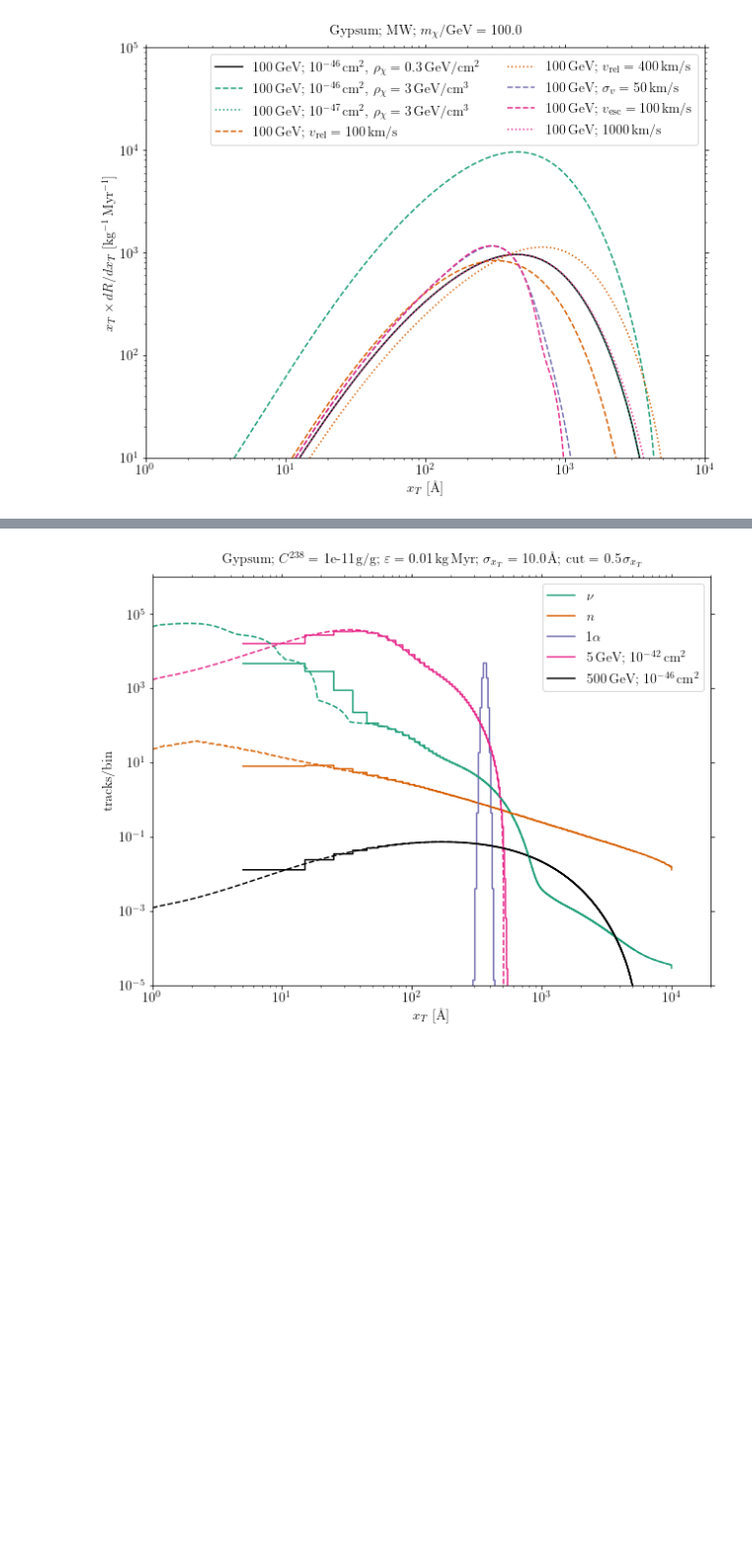
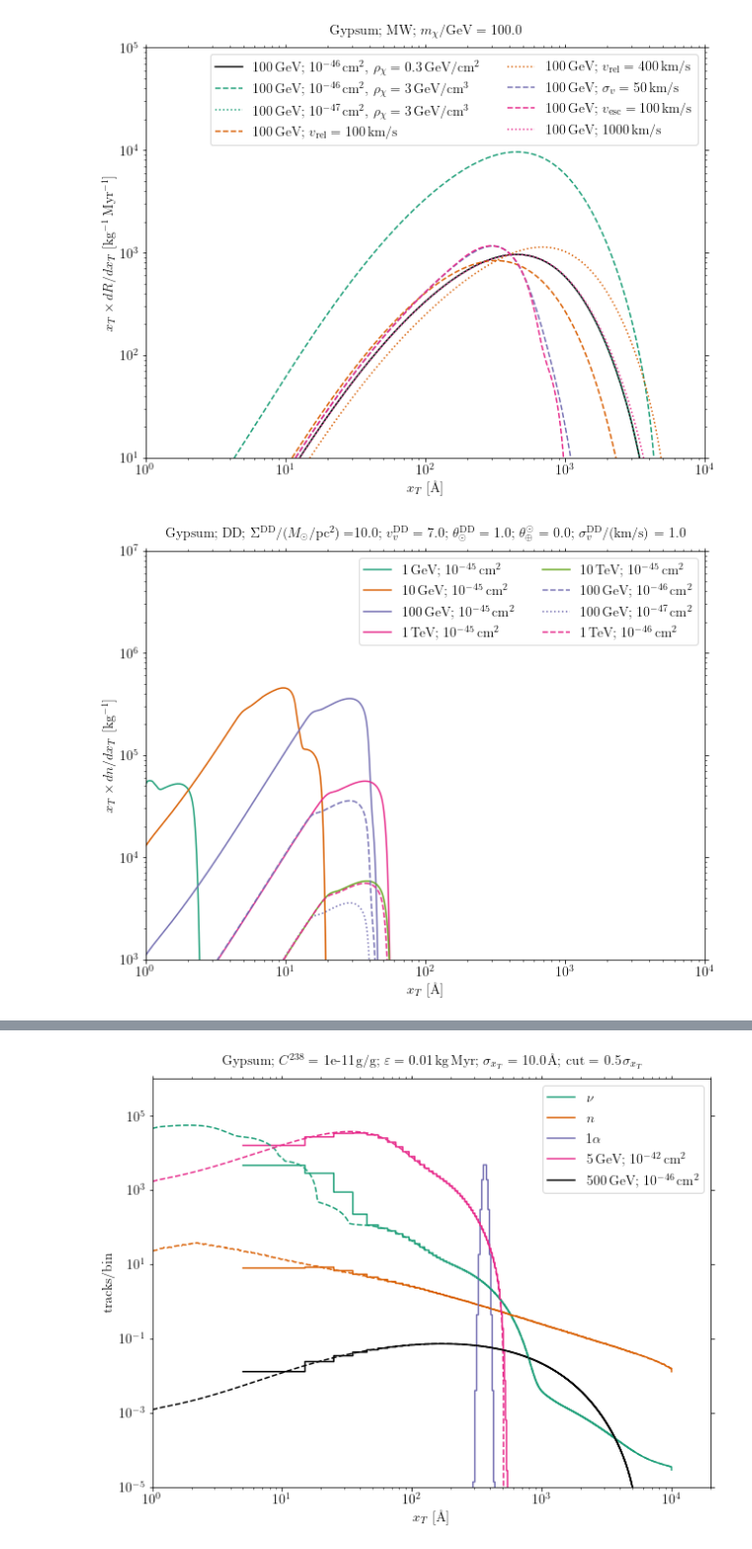
Before and after one commit to sbaum90/paleoSpec, a Jupyter notebook: ExamplesAndTests/Test_CalcSpec.ipynb, the cells around one changed output, grey strips where cells are left out. Shown at 99% size. Drawn from its saved outputs; the diff is of its cells as text; code cells hidden in the pictures; blank space fills up the shorter version.

Commit message:
Add modules to compute dark disk and subhalo spectra

```diff
--- a/ExamplesAndTests/Test_CalcSpec.ipynb
+++ b/ExamplesAndTests/Test_CalcSpec.ipynb
@@ -263,3 +263,49 @@ plt.tight_layout()
 plt.show()
 # %% [output]
 [figure]
+# %%
+# plot some dark disk spectra
+SigDD = 10.
+vvDD = 7.
+thetavDD = 1.
+thetaorbitDD = 0.
+sigvDD = 1.
+DD_spec_1 = SpecCalculator.calc_dndx_DD(1., 1e-45, SigDD, vvDD,  thetavDD, thetaorbitDD, sigvDD)
+DD_spec_2 = SpecCalculator.calc_dndx_DD(10., 1e-45, SigDD, vvDD,  thetavDD, thetaorbitDD, sigvDD)
+DD_spec_3 = SpecCalculator.calc_dndx_DD(100., 1e-45, SigDD, vvDD,  thetavDD, thetaorbitDD, sigvDD)
+DD_spec_4 = SpecCalculator.calc_dndx_DD(1000., 1e-45, SigDD, vvDD,  thetavDD, thetaorbitDD, sigvDD)
+DD_spec_5 = SpecCalculator.calc_dndx_DD(10000., 1e-45, SigDD, vvDD,  thetavDD, thetaorbitDD, sigvDD)
+DD_spec_6 = SpecCalculator.calc_dndx_DD(100., 1e-46, SigDD, vvDD,  thetavDD, thetaorbitDD, sigvDD)
+DD_spec_7 = SpecCalculator.calc_dndx_DD(100., 1e-47, SigDD, vvDD,  thetavDD, thetaorbitDD, sigvDD)
+DD_spec_8 = SpecCalculator.calc_dndx_DD(1000., 1e-46, SigDD, vvDD,  thetavDD, thetaorbitDD, sigvDD)
+
+plt.close('all')
+plt.plot(DD_spec_1[0], DD_spec_1[0]*DD_spec_1[1], color=plt_colors[1], linestyle='-', label=r'1\,GeV; $10^{-45}\,{\rm cm}^2$')
+plt.plot(DD_spec_2[0], DD_spec_2[0]*DD_spec_2[1], color=plt_colors[2], linestyle='-', label=r'10\,GeV; $10^{-45}\,{\rm cm}^2$')
+plt.plot(DD_spec_3[0], DD_spec_3[0]*DD_spec_3[1], color=plt_colors[3], linestyle='-', label=r'100\,GeV; $10^{-45}\,{\rm cm}^2$')
+plt.plot(DD_spec_4[0], DD_spec_4[0]*DD_spec_4[1], color=plt_colors[4], linestyle='-', label=r'1\,TeV; $10^{-45}\,{\rm cm}^2$')
+plt.plot(DD_spec_5[0], DD_spec_5[0]*DD_spec_5[1], color=plt_colors[5], linestyle='-', label=r'10\,TeV; $10^{-45}\,{\rm cm}^2$')
+plt.plot(DD_spec_6[0], DD_spec_6[0]*DD_spec_6[1], color=plt_colors[3], linestyle='--', label=r'100\,GeV; $10^{-46}\,{\rm cm}^2$')
+plt.plot(DD_spec_7[0], DD_spec_7[0]*DD_spec_7[1], color=plt_colors[3], linestyle=':', label=r'100\,GeV; $10^{-47}\,{\rm cm}^2$')
+plt.plot(DD_spec_8[0], DD_spec_8[0]*DD_spec_8[1], color=plt_colors[4], linestyle='--', label=r'1\,TeV; $10^{-46}\,{\rm cm}^2$')
+
+plt.xscale('log')
+plt.yscale('log')
+plt.xlim(1e0,1e4)
+plt.ylim(1e3,1e7)
+plt.xlabel(r'$x_T$ [\AA]')
+plt.ylabel(r'$x_T \times dn/dx_T$ [kg$^{-1}$]')
+plt.legend(ncol=2)
+plt.tick_params(right=True,top=True)
+plt.tick_params(which='minor',right=True,top=True)
+plt.title(mineral+r'; DD'
+   +r'; $\Sigma^{\rm DD}/(M_\odot/{\rm pc}^2) = $'+str(SigDD)
+   +r'; $v_v^{\rm DD}$ = '+str(vvDD)
+   +r'; $\theta_\odot^{\rm DD}$ = '+str(thetavDD)
+   +r'; $\theta_\oplus^\odot$ = '+str(thetaorbitDD)
+   +r'; $\sigma_v^{\rm DD}$/(km/s) = '+str(sigvDD),
+   y=1.02)
+plt.tight_layout()
+plt.show()
+# %% [output]
+[figure, added]
```
Also changed, not shown: parts of 5 cells of this notebook, 6 other files.
